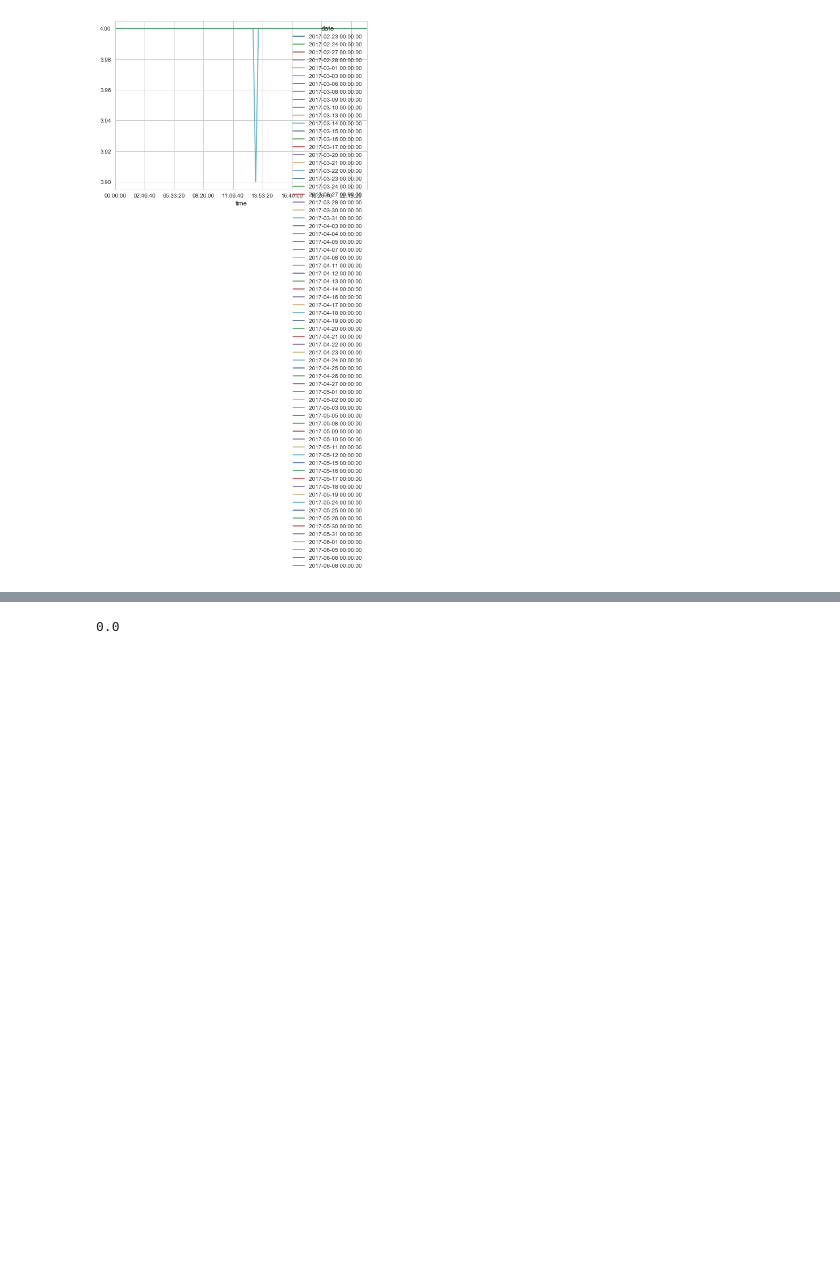
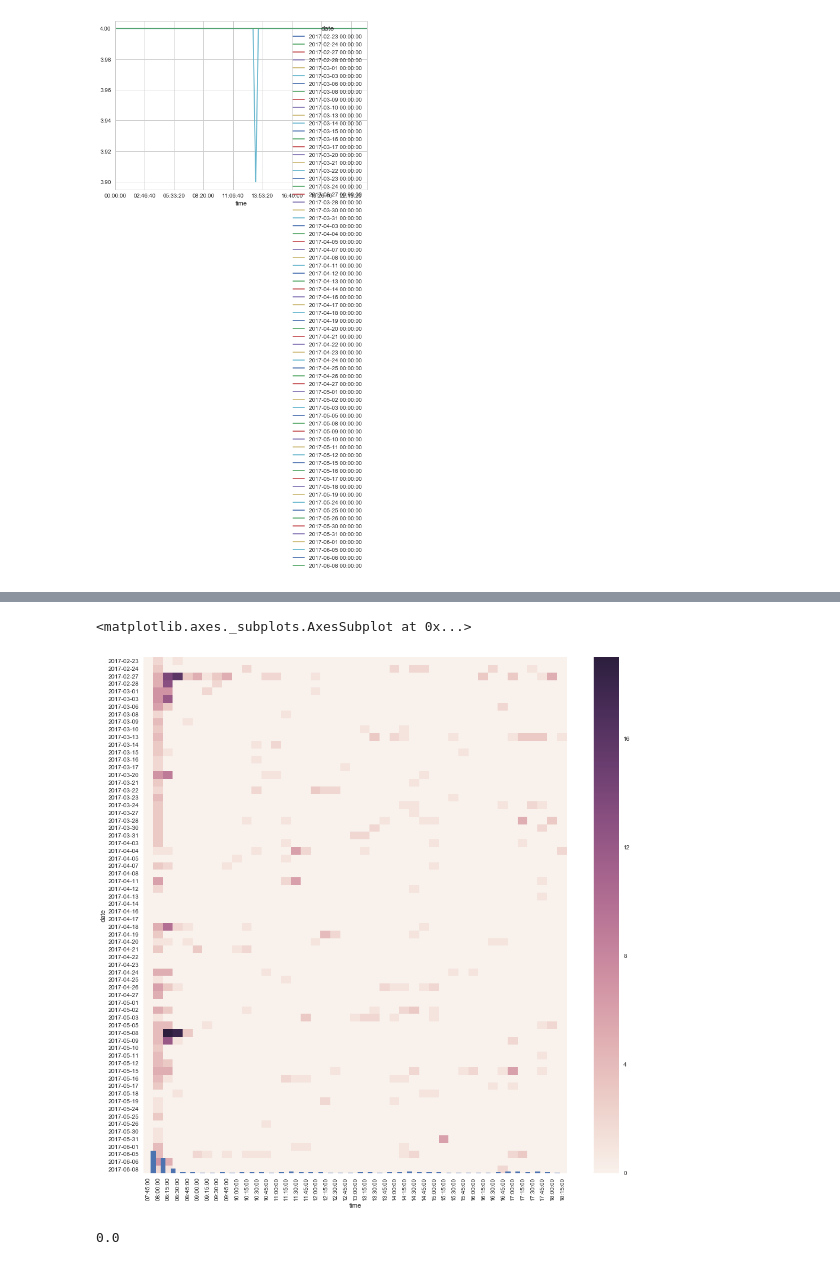
Before and after one commit to haematologic/clindev-phonecall, a Jupyter notebook: notebooks/Phonecall_challenge.ipynb, the cells around one changed output, grey strips where cells are left out. Drawn from its saved outputs; the diff is of its cells as text; code cells hidden in the pictures; blank space fills up the shorter version.

Commit message:
simple heatmaps and unsupervised clustering

```diff
--- a/notebooks/Phonecall_challenge.ipynb
+++ b/notebooks/Phonecall_challenge.ipynb
@@ -357,3 +379,14 @@ group_split_datetime.unstack('date')['avg wait time'].astype('timedelta64[m]').p
+# %%
+q = group_data.unstack('date')['avg wait time'].astype('timedelta64[m]')
+q.rename(columns=lambda x: x.date(), inplace=True)
+mask = np.logical_and(query.index >= datetime(1900,1,1,7,45,0).time(), query.index <= datetime(1900,1,1,18,15,0).time())
+q = q.loc[mask]
+fig, ax = plt.subplots(figsize=(16,16))
+q.mean(axis=1).plot(kind='bar', ax=ax, )
+sns.heatmap(q.T, ax=ax)
+# %% [output]
+<matplotlib.axes._subplots.AxesSubplot at 0x...>
+[figure, added]
 # %%
 avg_abandonment_time = group_split_datetime['avg abandonment time'].astype('timedelta64[m]')
 print(avg_abandonment_time.quantile(q=0.95))
```
Also changed, not shown: parts of 25 cells of this notebook.
